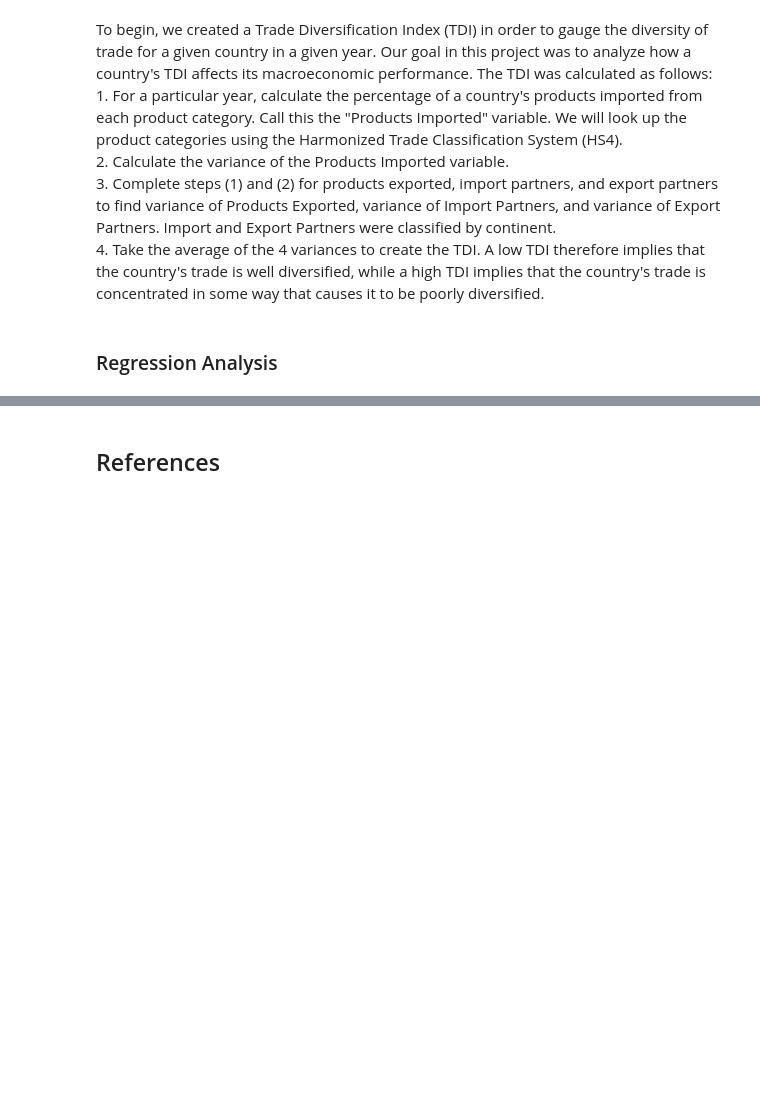
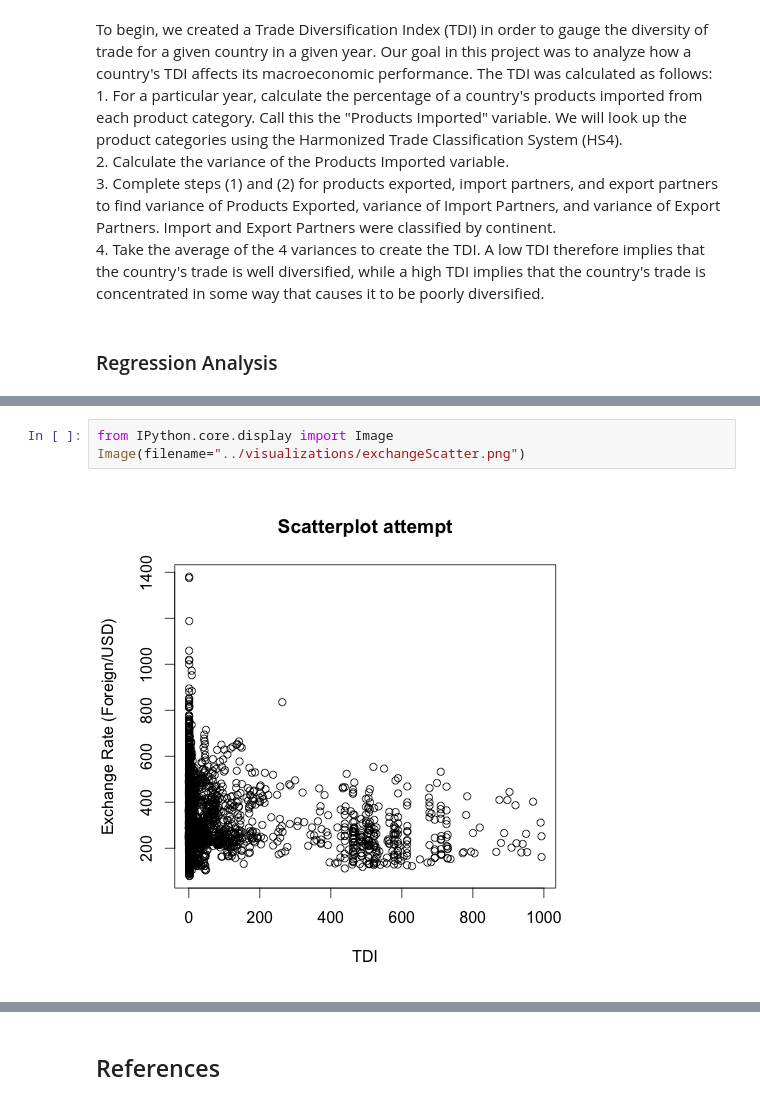
Before and after one commit to ahdivnathan/exim, a Jupyter notebook: notebooks/NB4_project_report.ipynb, the cells around one changed output, grey strips where cells are left out. Saved outputs shown, nothing was run; the diff lists cells and outputs as text; blank space fills up the shorter version.

```diff
--- a/notebooks/NB4_project_report.ipynb
+++ b/notebooks/NB4_project_report.ipynb
@@ -59,0 +64,5 @@ IOError: [Errno 2] No such file or directory: u'../visualizations/clusterTrade.p
+# %%
+from IPython.core.display import Image
+Image(filename="../visualizations/exchangeScatter.png")
+# %% [output]
+[figure, added]
```
Also changed, not shown: parts of 8 cells of this notebook, 7 other files.
